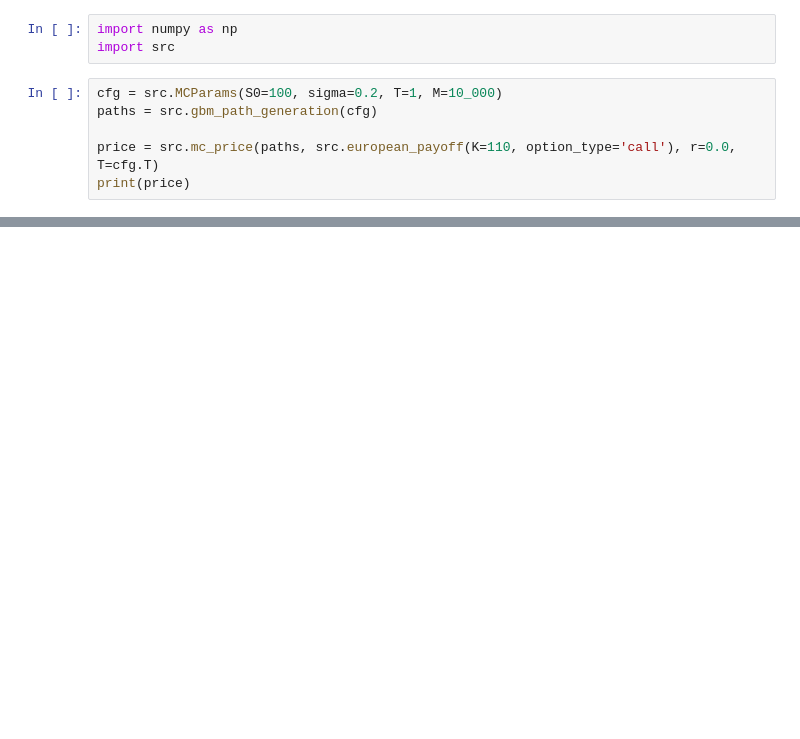
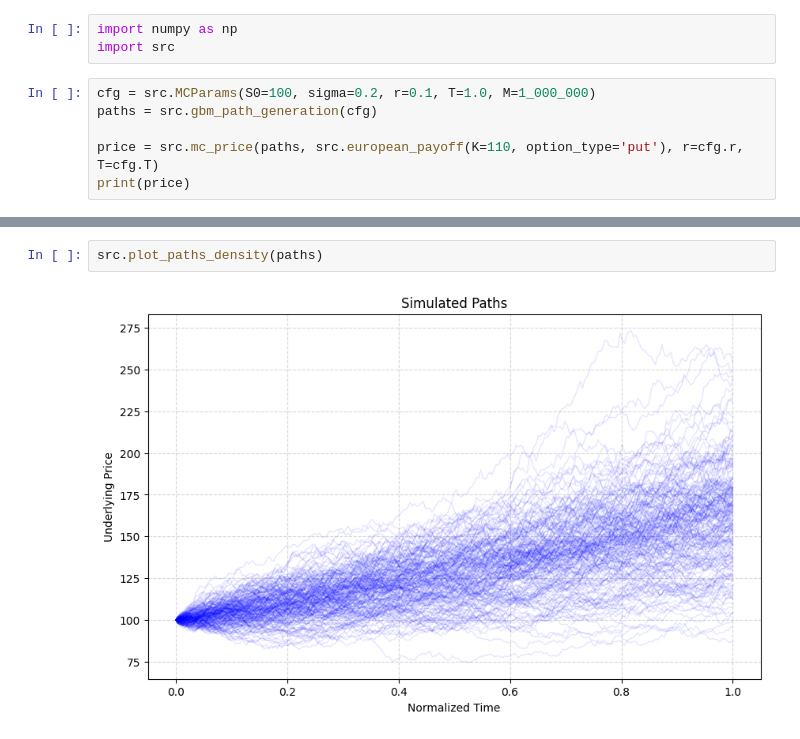
Before and after one commit to orestmx/options-pricing, a Jupyter notebook: options_pricing.ipynb, the cells around one changed output, grey strips where cells are left out. Drawn from its saved outputs; the diff is of its cells as text; blank space fills up the shorter version.

```diff
--- a/options_pricing.ipynb
+++ b/options_pricing.ipynb
@@ -2,9 +2,9 @@
 import numpy as np
 import src
 # %%
-cfg = src.MCParams(S0=100, sigma=0.2, T=1, M=10_000)
+cfg = src.MCParams(S0=100, sigma=0.2, r=0.1, T=1.0, M=1_000_000)
 paths = src.gbm_path_generation(cfg)
 
-price = src.mc_price(paths, src.european_payoff(K=110, option_type='call'), r=0.0, T=cfg.T)
+price = src.mc_price(paths, src.european_payoff(K=110, option_type='put'), r=cfg.r, T=cfg.T)
 print(price)
 # %% [output]
@@ -16,0 +27,4 @@ print(digital_price)
+# %%
+src.plot_paths_density(paths)
+# %% [output]
+[figure, added]
```
Also changed, not shown: parts of 4 cells of this notebook, 6 other files.
